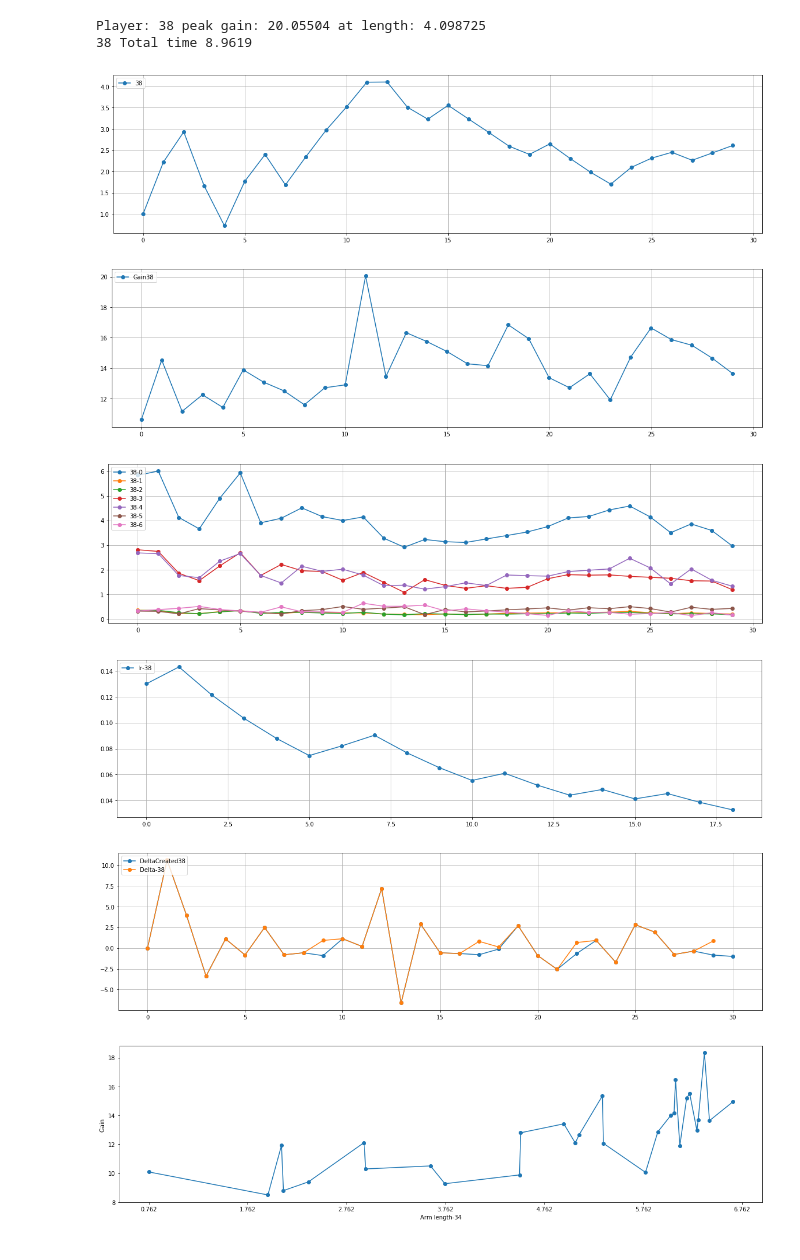
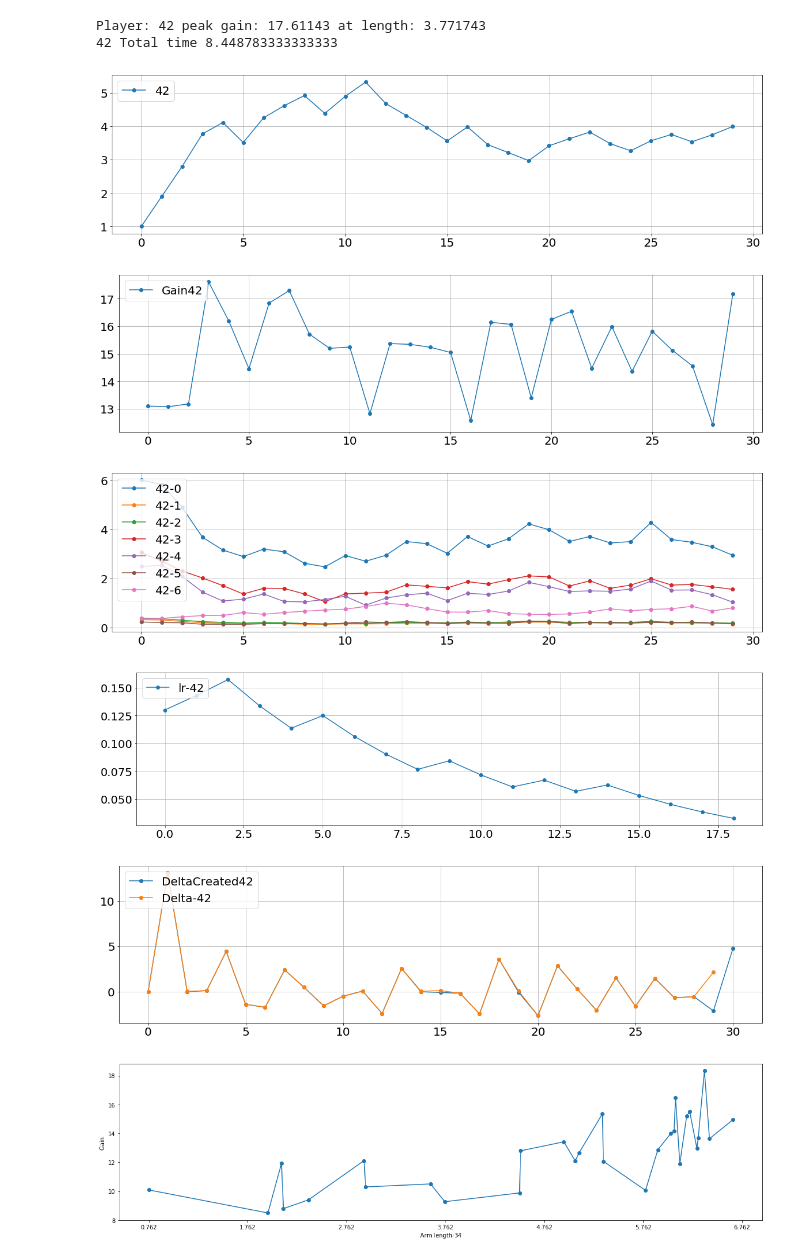
Before and after one commit to AndreeaStefan/SmartuistWrapper, a Jupyter notebook: evaluation/PlotResults.ipynb, the cells around one changed output. Saved outputs shown, nothing was run; the diff lists cells and outputs as text; code cells hidden in the pictures.

Commit message:
andreea

```diff
--- a/evaluation/PlotResults.ipynb
+++ b/evaluation/PlotResults.ipynb
@@ -94,10 +94,10 @@ def EffortPerBodyPartPerPlayer(p, results, batchSize):
 # player 9 = same as 8
 
 batchSize = 8
-players = [ 38]
-path ="C:\\Users\\huber\\OneDrive\\Dokumenty\\thesis-hubert\\unity\\SmartuistWrapper\\tapResultParticipants.csv"
+players = [ 42]
 pathA = "E:\\Andreea\\Projects\\Git\\SmartsuitWrapper\\SmartuistWrapper\\tapResultParticipants.csv"
-pathStats ="C:\\Users\\huber\\OneDrive\\Dokumenty\\thesis-hubert\\unity\\SmartuistWrapper\\tapResult.csv"
+pathATest = "E:\\Andreea\\Projects\\Git\\SmartsuitWrapper\\SmartuistWrapper\\tapResult.csv"
+pathStatsATest = "E:\\\\Andreea\\\\Projects\\\\Git\\\\SmartsuitWrapper\\\\SmartuistWrapper\\\\GradientStats.csv"
 pathStatsA = "E:\\\\Andreea\\\\Projects\\\\Git\\\\SmartsuitWrapper\\\\SmartuistWrapper\\\\GradientStatsParticipants.csv"
 plt.rcParams['figure.figsize'] = [20, 5]
 maxGain = 0
@@ -160,40 +160,40 @@ for p in players:
     bodyParts = EffortPerBodyPartPerPlayer(p, results, 10)
     z = 0
     x = list(range(0, len(bodyParts[0])-2))
     for a in bodyParts:
         if z in [0,1,2,3,4,5,6]:
             plt.plot(x,a[:len(a)-2], 'o-', label= str(p) + "-" + str(z))
         z = z + 1
 
     plt.legend(loc='upper left')
     plt.grid(True)
     plt.show()
 
 # plot learning rate
 plotOneResult(players, gradientStats, 6, "lr-")
 
 
 for p in players:
     tmp = gradientStats[p]
     gain = [0]
     prevGain = [0]
     for words in tmp:
         gain.append(float(words[5]))
         prevGain.append(float(words[4]))
     delta = np.array(gain) - np.array(prevGain)
     x = list(range(0, len(delta)))
     plt.plot(x, delta, 'o-', label="DeltaCreated"+str(p))
 
 # plot delta
 plotOneResult(players, results, 30, "Delta-")
 # %% [output]
-Player: 38 peak gain: 20.05504 at length: 4.098725
-38 Total time 8.9619
+Player: 42 peak gain: 17.61143 at length: 3.771743
+42 Total time 8.448783333333333
-[figure, old version]
+[figure, new version]
-[figure, old version]
+[figure, new version]
-[figure, old version]
+[figure, new version]
-[figure, old version]
+[figure, new version]
-[figure, old version]
+[figure, new version]
 # %%
 from scipy.interpolate import make_interp_spline, BSpline, pchip
 
```
Also changed, not shown: parts of 1 cell of this notebook, 6 other files.
